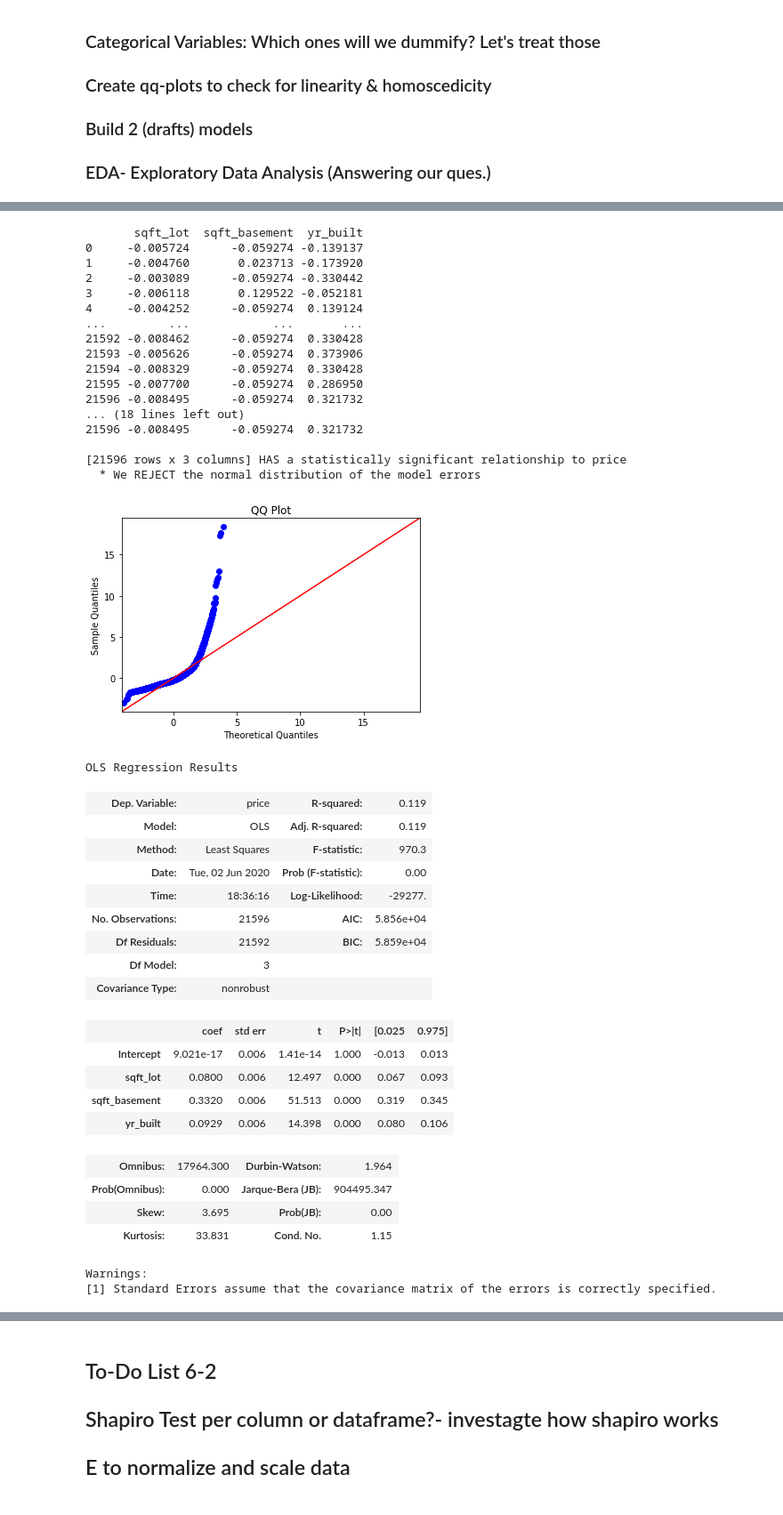
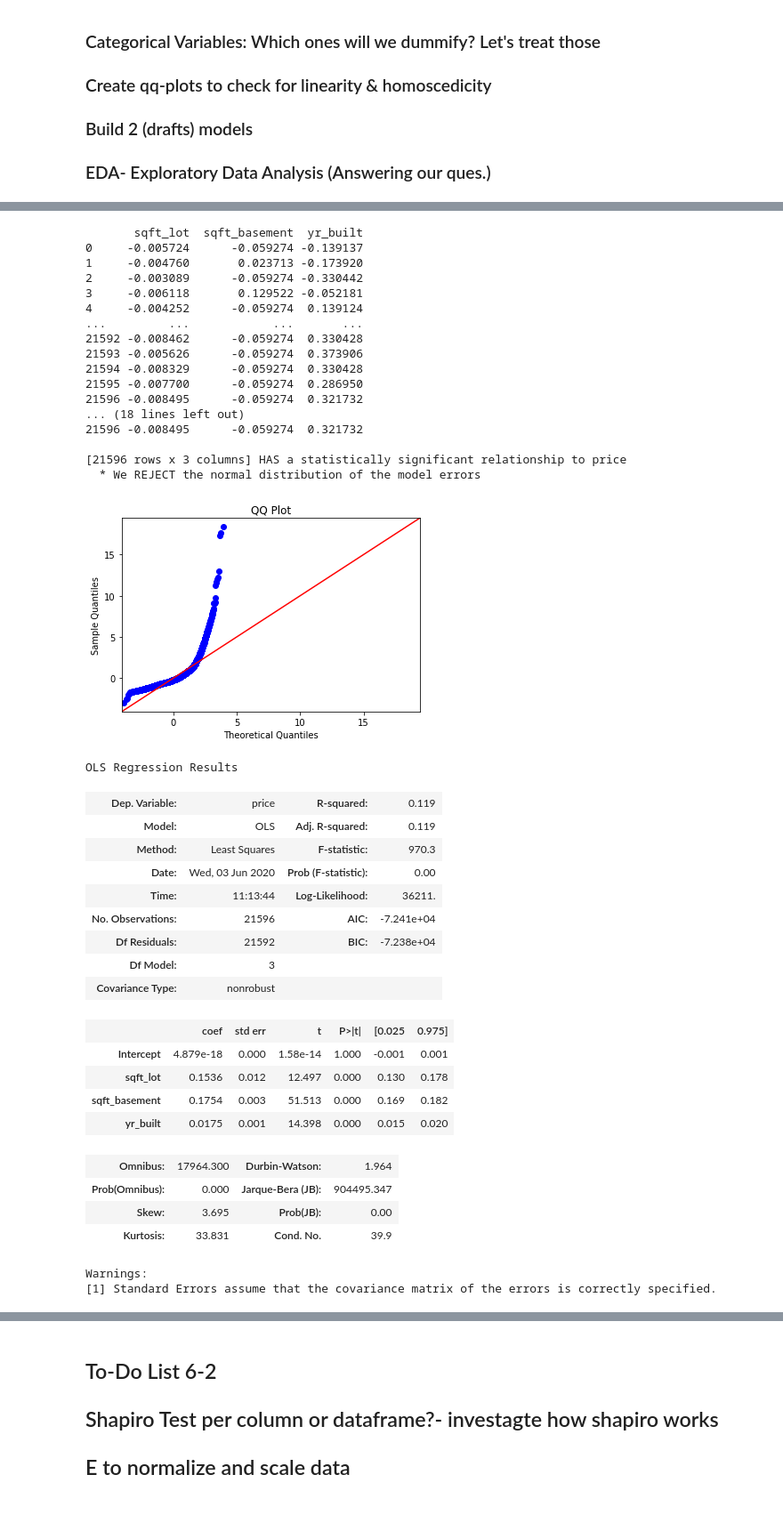
Before and after one commit to EricaSG/dsc-mod-2-project-v2-1-onl01-dtsc-ft-041320, a Jupyter notebook: student.ipynb, the cells around one changed output, grey strips where cells are left out. Shown at 89% size. Cells and saved outputs as stored; diff of their text form; code cells hidden in the pictures.

Commit message:
Day 3: Run Complete Model

```diff
--- a/student.ipynb
+++ b/student.ipynb
@@ -533,7 +532,7 @@ import statsmodels.api as sm
 from statsmodels.formula.api import ols
 import statsmodels.stats.api as sms
 import scipy.stats as stats
-def fullRegressionAnalysis(a, b, df):
+def fullRegressionAnalysis(b, df, a='price'):
     '''a: str Dependent variable column name
         b: List of str Independent variable columns
         df: dataframe Dataframe to analyze
@@ -554,19 +553,18 @@ def fullRegressionAnalysis(a, b, df):
         Model Summary Statistics'''
 
 
-    a = 'price'
-    b = norm_df.drop('price', axis=1)
+    b = df.drop(a, axis=1)
     pred_sum = '+'.join(b.columns)
     f = a+'~'+pred_sum
-    model = ols(formula=f, data=norm_df).fit()
+    model = ols(formula=f, data=df).fit()
     print (b, 'vs.', a)
     print ('R-Squared:',model.rsquared)
     print ('Intercept:',model.params[0])
     print ('Slope:',model.params[1])
     print ('P-Value:',round(model.pvalues[1],4))
-    print ('JB Score:',sms.jarque_bera(model.resid)[0], 'Probability:', sms.jarque_bera(model.resid)[1] )
+    print ('JB Score:',sms.jarque_bera(model.resid)[0], 'Probability:', sms.jarque_bera(model.resid)[1])
     if model.pvalues[1] <= 0.05:
-        print('  *',b,'HAS a statistically significant relationship to',a )
+        print('  *',b,'HAS a statistically significant relationship to',a)
     else:
         print('  *',b,'DOES NOT HAVE a statistically significant relationship to',a)
     if sms.jarque_bera(model.resid)[0] >= 6 and sms.jarque_bera(model.resid)[1] <= 0.05:
@@ -586,8 +584,9 @@ def fullRegressionAnalysis(a, b, df):
     plt.show()
     return model.summary()
 
+
 a = 'price'
 b = ['sqft_living', 'sqft_lot', 'sqft_basement', 'yr_built']
 
-fullRegressionAnalysis(a, b, norm_df)
+fullRegressionAnalysis(a=a, b=b, df=norm_df)
 # %% [output]
@@ -633,7 +631,7 @@ Warnings:
 [1] Standard Errors assume that the covariance matrix of the errors is correctly specified.
 # %%
 #Model with Normalized Data
-def fullRegressionAnalysis(a, b, df):
+def fullRegressionAnalysis(b, df, a='price'):
     '''a: str Dependent variable column name
         b: List of str Independent variable columns
         df: dataframe Dataframe to analyze
@@ -654,19 +652,18 @@ def fullRegressionAnalysis(a, b, df):
         Model Summary Statistics'''
 
 
-    a = 'price'
-    b = mean_norm_df.drop('price', axis=1)
+    b = df.drop(a, axis=1)
     pred_sum = '+'.join(b.columns)
     f = a+'~'+pred_sum
-    model = ols(formula=f, data=norm_df).fit()
+    model = ols(formula=f, data=df).fit()
     print (b, 'vs.', a)
     print ('R-Squared:',model.rsquared)
     print ('Intercept:',model.params[0])
     print ('Slope:',model.params[1])
     print ('P-Value:',round(model.pvalues[1],4))
-    print ('JB Score:',sms.jarque_bera(model.resid)[0], 'Probability:', sms.jarque_bera(model.resid)[1] )
+    print ('JB Score:',sms.jarque_bera(model.resid)[0], 'Probability:', sms.jarque_bera(model.resid)[1])
     if model.pvalues[1] <= 0.05:
-        print('  *',b,'HAS a statistically significant relationship to',a )
+        print('  *',b,'HAS a statistically significant relationship to',a)
     else:
         print('  *',b,'DOES NOT HAVE a statistically significant relationship to',a)
     if sms.jarque_bera(model.resid)[0] >= 6 and sms.jarque_bera(model.resid)[1] <= 0.05:
@@ -686,48 +683,50 @@ def fullRegressionAnalysis(a, b, df):
     plt.show()
     return model.summary()
 
+
+
 a = 'price'
 b = ['sqft_living', 'sqft_lot', 'sqft_basement', 'yr_built']
 
-fullRegressionAnalysis(a, b, mean_norm_df)
+fullRegressionAnalysis(a=a, b=b, df=mean_norm_df)
 # %% [output]
        sqft_lot  sqft_basement  yr_built
 0     -0.005724      -0.059274 -0.139137
 1     -0.004760       0.023713 -0.173920
 2     -0.003089      -0.059274 -0.330442
 3     -0.006118       0.129522 -0.052181
 4     -0.004252      -0.059274  0.139124
 ...         ...            ...       ...
 21592 -0.008462      -0.059274  0.330428
 21593 -0.005626      -0.059274  0.373906
 21594 -0.008329      -0.059274  0.330428
 21595 -0.007700      -0.059274  0.286950
 21596 -0.008495      -0.059274  0.321732
 ... (18 lines left out)
 21596 -0.008495      -0.059274  0.321732
 
 [21596 rows x 3 columns] HAS a statistically significant relationship to price
   * We REJECT the normal distribution of the model errors
 [figure]
 OLS Regression Results
 | Dep. Variable: | price | R-squared: | 0.119 |
 | Model: | OLS | Adj. R-squared: | 0.119 |
 | Method: | Least Squares | F-statistic: | 970.3 |
-| Date: | Tue, 02 Jun 2020 | Prob (F-statistic): | 0.00 |
-| Time: | 18:36:16 | Log-Likelihood: | -29277. |
-| No. Observations: | 21596 | AIC: | 5.856e+04 |
-| Df Residuals: | 21592 | BIC: | 5.859e+04 |
+| Date: | Wed, 03 Jun 2020 | Prob (F-statistic): | 0.00 |
+| Time: | 11:13:44 | Log-Likelihood: | 36211. |
+| No. Observations: | 21596 | AIC: | -7.241e+04 |
+| Df Residuals: | 21592 | BIC: | -7.238e+04 |
 | Df Model: | 3 |  |  |
 | Covariance Type: | nonrobust |  |  |
 |  | coef | std err | t | P>|t| | [0.025 | 0.975] |
-| Intercept | 9.021e-17 | 0.006 | 1.41e-14 | 1.000 | -0.013 | 0.013 |
-| sqft_lot | 0.0800 | 0.006 | 12.497 | 0.000 | 0.067 | 0.093 |
-| sqft_basement | 0.3320 | 0.006 | 51.513 | 0.000 | 0.319 | 0.345 |
-| yr_built | 0.0929 | 0.006 | 14.398 | 0.000 | 0.080 | 0.106 |
+| Intercept | 4.879e-18 | 0.000 | 1.58e-14 | 1.000 | -0.001 | 0.001 |
+| sqft_lot | 0.1536 | 0.012 | 12.497 | 0.000 | 0.130 | 0.178 |
+| sqft_basement | 0.1754 | 0.003 | 51.513 | 0.000 | 0.169 | 0.182 |
+| yr_built | 0.0175 | 0.001 | 14.398 | 0.000 | 0.015 | 0.020 |
 | Omnibus: | 17964.300 | Durbin-Watson: | 1.964 |
 | Prob(Omnibus): | 0.000 | Jarque-Bera (JB): | 904495.347 |
 | Skew: | 3.695 | Prob(JB): | 0.00 |
-| Kurtosis: | 33.831 | Cond. No. | 1.15 |
+| Kurtosis: | 33.831 | Cond. No. | 39.9 |
 Warnings:
 [1] Standard Errors assume that the covariance matrix of the errors is correctly specified.
 # %%
```
Also changed, not shown: parts of 8 cells of this notebook.
